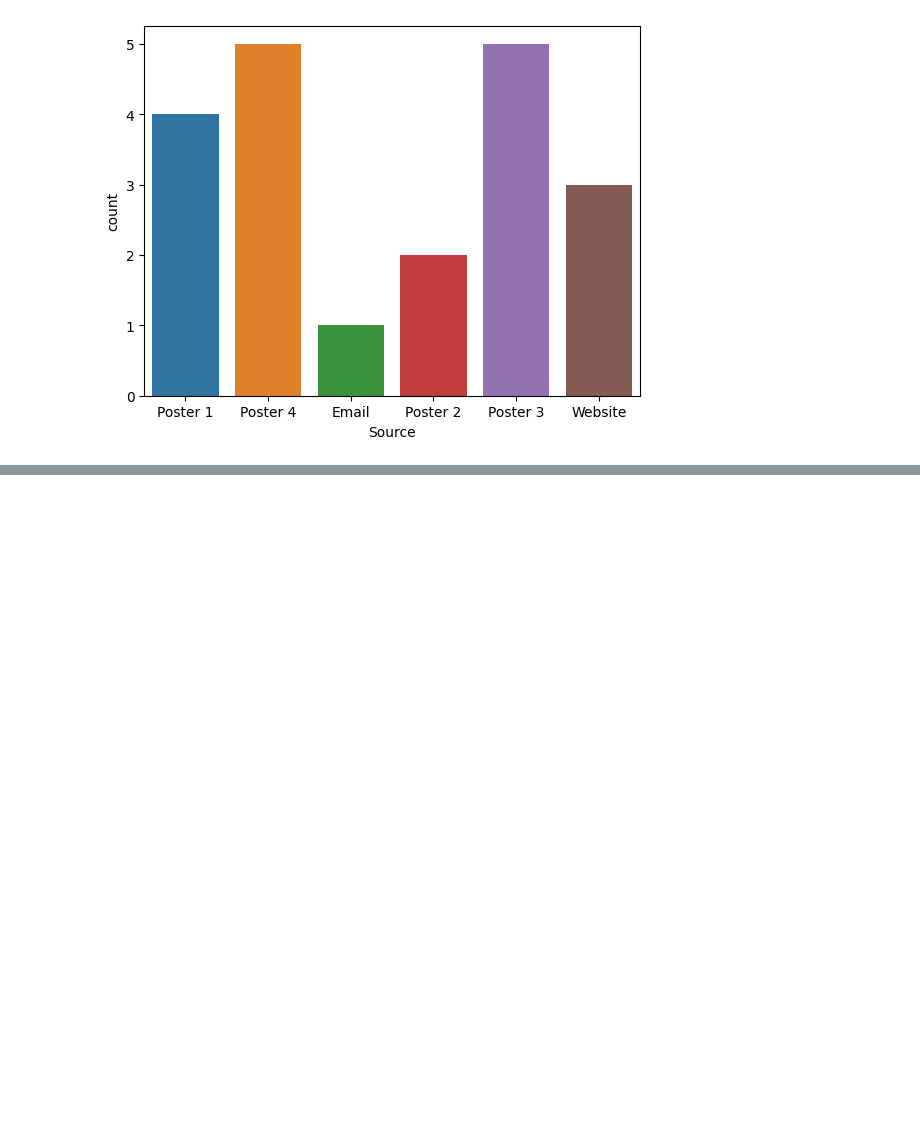
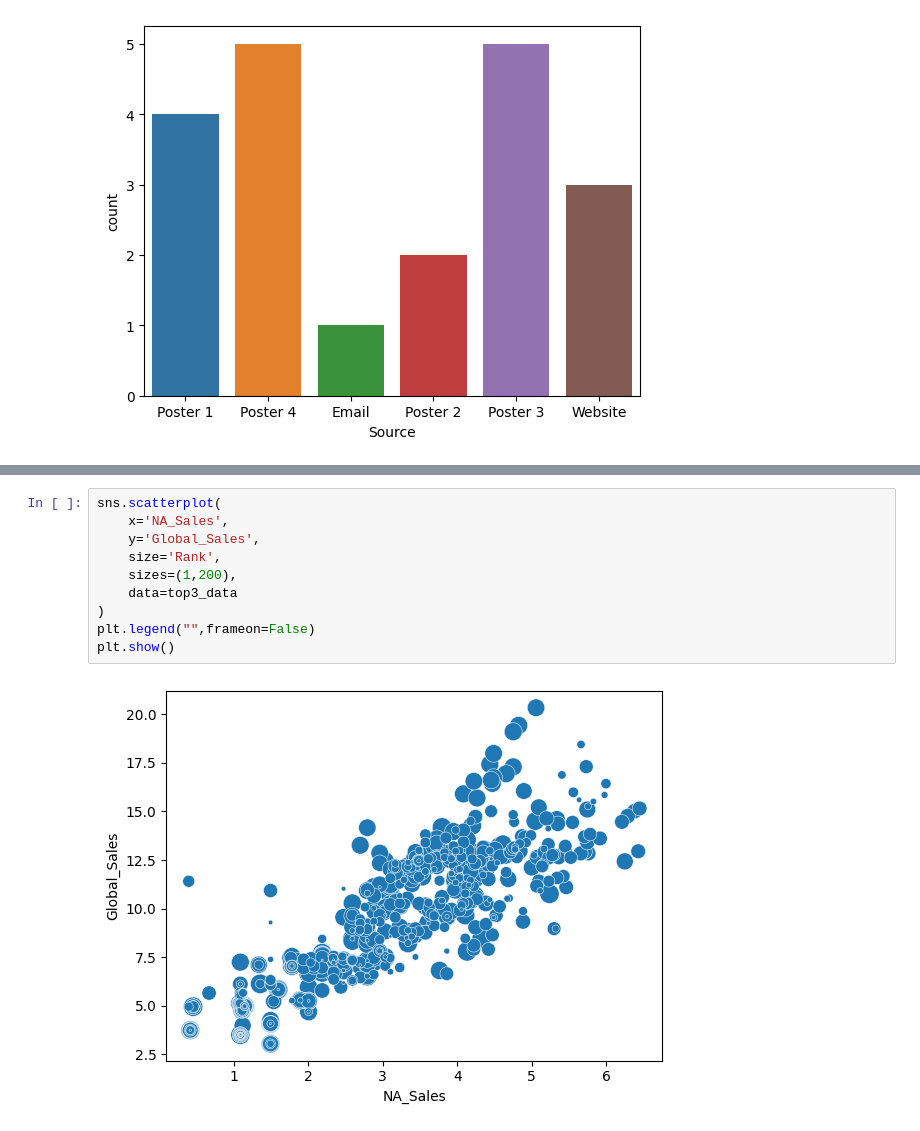
Before and after one commit to 94shreyas/Practise_Python, a Jupyter notebook: DAV2.ipynb, the cells around one changed output, grey strips where cells are left out. Cells and saved outputs as stored; diff of their text form; blank space fills up the shorter version.

```diff
--- a/DAV2.ipynb
+++ b/DAV2.ipynb
@@ -288,0 +339,12 @@ sns.countplot(
+# %%
+sns.scatterplot(
+    x='NA_Sales',
+    y='Global_Sales',
+    size='Rank',
+    sizes=(1,200),
+    data=top3_data
+)
+plt.legend("",frameon=False)
+plt.show()
+# %% [output]
+[figure, added]
```
Also changed, not shown: parts of 15 cells of this notebook.
